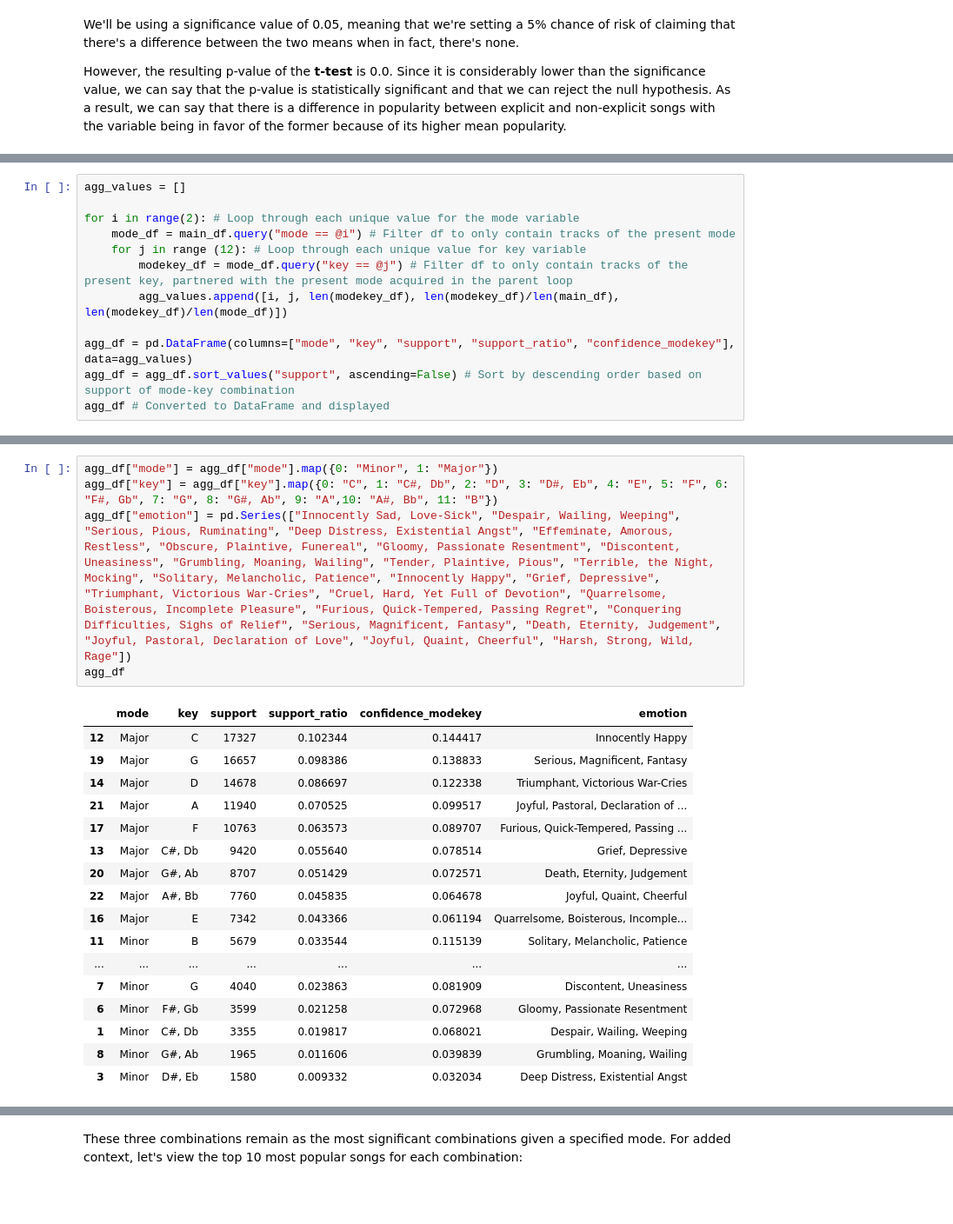
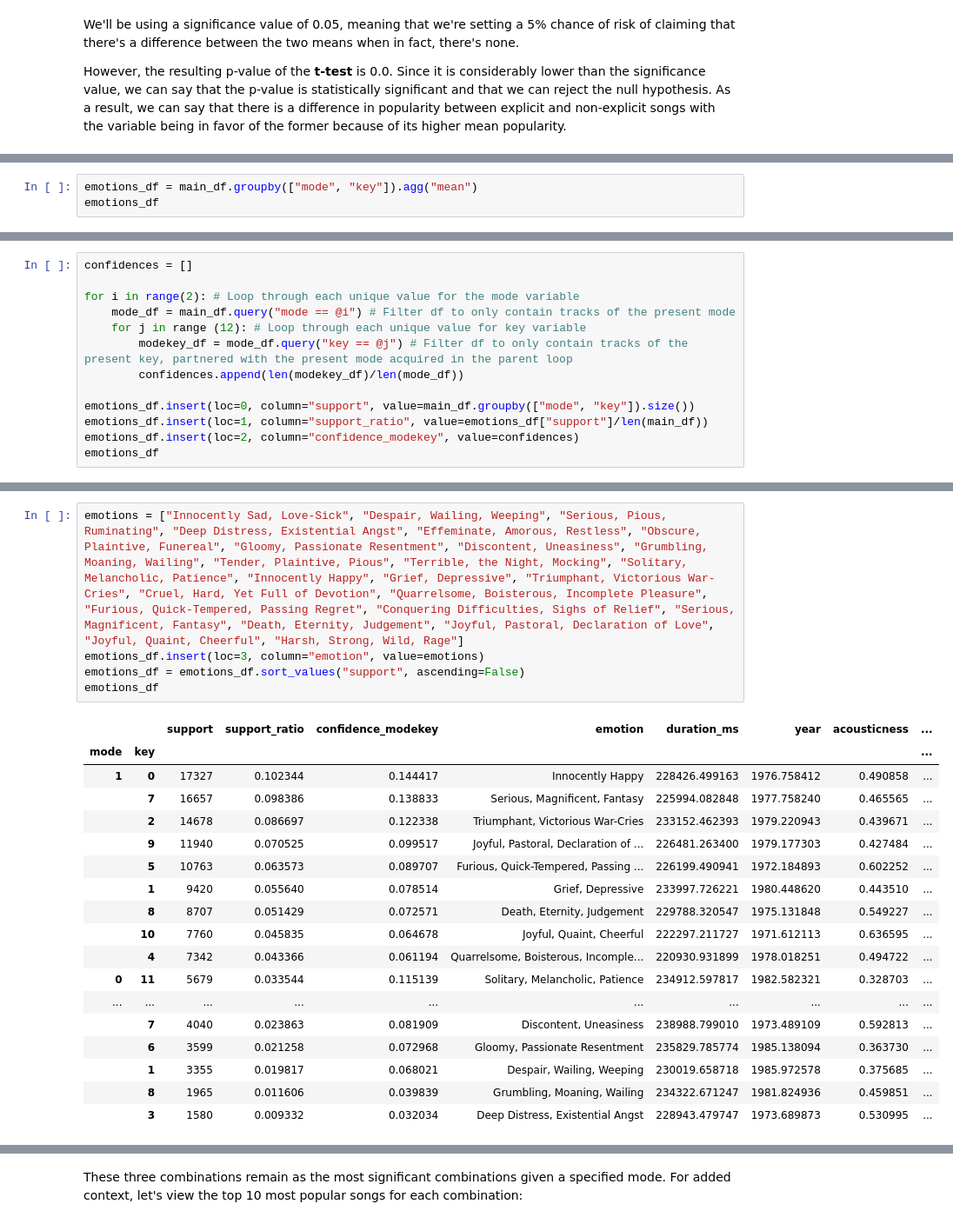
Before and after one commit to gabminamedez/spotify-data, a Jupyter notebook: Spotify Data.ipynb, the cells around one changed output, grey strips where cells are left out. Shown at 87% size. Drawn from its saved outputs; the diff is of its cells as text; blank space fills up the shorter version.

```diff
--- a/Spotify Data.ipynb
+++ b/Spotify Data.ipynb
@@ -315,0 +316,3 @@ From our dataset, let us first create a custom aggregate dataset that focuses on
+# %%
+emotions_df = main_df.groupby(["mode", "key"]).agg("mean")
+emotions_df
@@ -316,13 +340,14 @@ From our dataset, let us first create a custom aggregate dataset that focuses on
 # %%
-agg_values = []
+confidences = []
 
 for i in range(2): # Loop through each unique value for the mode variable
     mode_df = main_df.query("mode == @i") # Filter df to only contain tracks of the present mode
     for j in range (12): # Loop through each unique value for key variable
         modekey_df = mode_df.query("key == @j") # Filter df to only contain tracks of the present key, partnered with the present mode acquired in the parent loop
-        agg_values.append([i, j, len(modekey_df), len(modekey_df)/len(main_df), len(modekey_df)/len(mode_df)])
+        confidences.append(len(modekey_df)/len(mode_df))
 
-agg_df = pd.DataFrame(columns=["mode", "key", "support", "support_ratio", "confidence_modekey"], data=agg_values)
-agg_df = agg_df.sort_values("support", ascending=False) # Sort by descending order based on support of mode-key combination
-agg_df # Converted to DataFrame and displayed
+emotions_df.insert(loc=0, column="support", value=main_df.groupby(["mode", "key"]).size())
+emotions_df.insert(loc=1, column="support_ratio", value=emotions_df["support"]/len(main_df))
+emotions_df.insert(loc=2, column="confidence_modekey", value=confidences)
+emotions_df
 # %% [output]
@@ -355,24 +379,25 @@ For better visual purposes, we will convert the integer values in the `mode` and
 # %%
-agg_df["mode"] = agg_df["mode"].map({0: "Minor", 1: "Major"})
-agg_df["key"] = agg_df["key"].map({0: "C", 1: "C#, Db", 2: "D", 3: "D#, Eb", 4: "E", 5: "F", 6: "F#, Gb", 7: "G", 8: "G#, Ab", 9: "A",10: "A#, Bb", 11: "B"})
-agg_df["emotion"] = pd.Series(["Innocently Sad, Love-Sick", "Despair, Wailing, Weeping", "Serious, Pious, Ruminating", "Deep Distress, Existential Angst", "Effeminate, Amorous, Restless", "Obscure, Plaintive, Funereal", "Gloomy, Passionate Resentment", "Discontent, Uneasiness", "Grumbling, Moaning, Wailing", "Tender, Plaintive, Pious", "Terrible, the Night, Mocking", "Solitary, Melancholic, Patience", "Innocently Happy", "Grief, Depressive", "Triumphant, Victorious War-Cries", "Cruel, Hard, Yet Full of Devotion", "Quarrelsome, Boisterous, Incomplete Pleasure", "Furious, Quick-Tempered, Passing Regret", "Conquering Difficulties, Sighs of Relief", "Serious, Magnificent, Fantasy", "Death, Eternity, Judgement", "Joyful, Pastoral, Declaration of Love", "Joyful, Quaint, Cheerful", "Harsh, Strong, Wild, Rage"])
-agg_df
+emotions = ["Innocently Sad, Love-Sick", "Despair, Wailing, Weeping", "Serious, Pious, Ruminating", "Deep Distress, Existential Angst", "Effeminate, Amorous, Restless", "Obscure, Plaintive, Funereal", "Gloomy, Passionate Resentment", "Discontent, Uneasiness", "Grumbling, Moaning, Wailing", "Tender, Plaintive, Pious", "Terrible, the Night, Mocking", "Solitary, Melancholic, Patience", "Innocently Happy", "Grief, Depressive", "Triumphant, Victorious War-Cries", "Cruel, Hard, Yet Full of Devotion", "Quarrelsome, Boisterous, Incomplete Pleasure", "Furious, Quick-Tempered, Passing Regret", "Conquering Difficulties, Sighs of Relief", "Serious, Magnificent, Fantasy", "Death, Eternity, Judgement", "Joyful, Pastoral, Declaration of Love", "Joyful, Quaint, Cheerful", "Harsh, Strong, Wild, Rage"]
+emotions_df.insert(loc=3, column="emotion", value=emotions)
+emotions_df = emotions_df.sort_values("support", ascending=False)
+emotions_df
 # %% [output]
-|  | mode | key | support | support_ratio | confidence_modekey | emotion |
-| 12 | Major | C | 17327 | 0.102344 | 0.144417 | Innocently Happy |
-| 19 | Major | G | 16657 | 0.098386 | 0.138833 | Serious, Magnificent, Fantasy |
-| 14 | Major | D | 14678 | 0.086697 | 0.122338 | Triumphant, Victorious War-Cries |
-| 21 | Major | A | 11940 | 0.070525 | 0.099517 | Joyful, Pastoral, Declaration of ... |
-| 17 | Major | F | 10763 | 0.063573 | 0.089707 | Furious, Quick-Tempered, Passing ... |
-| 13 | Major | C#, Db | 9420 | 0.055640 | 0.078514 | Grief, Depressive |
-| 20 | Major | G#, Ab | 8707 | 0.051429 | 0.072571 | Death, Eternity, Judgement |
-| 22 | Major | A#, Bb | 7760 | 0.045835 | 0.064678 | Joyful, Quaint, Cheerful |
-| 16 | Major | E | 7342 | 0.043366 | 0.061194 | Quarrelsome, Boisterous, Incomple... |
-| 11 | Minor | B | 5679 | 0.033544 | 0.115139 | Solitary, Melancholic, Patience |
-| ... | ... | ... | ... | ... | ... | ... |
-| 7 | Minor | G | 4040 | 0.023863 | 0.081909 | Discontent, Uneasiness |
-| 6 | Minor | F#, Gb | 3599 | 0.021258 | 0.072968 | Gloomy, Passionate Resentment |
-| 1 | Minor | C#, Db | 3355 | 0.019817 | 0.068021 | Despair, Wailing, Weeping |
-| 8 | Minor | G#, Ab | 1965 | 0.011606 | 0.039839 | Grumbling, Moaning, Wailing |
-| 3 | Minor | D#, Eb | 1580 | 0.009332 | 0.032034 | Deep Distress, Existential Angst |
+|  |  | support | support_ratio | confidence_modekey | emotion | duration_ms | year | acousticness | ... |
+| mode | key |  |  |  |  |  |  |  | ... |
+| 1 | 0 | 17327 | 0.102344 | 0.144417 | Innocently Happy | 228426.499163 | 1976.758412 | 0.490858 | ... |
+|  | 7 | 16657 | 0.098386 | 0.138833 | Serious, Magnificent, Fantasy | 225994.082848 | 1977.758240 | 0.465565 | ... |
+|  | 2 | 14678 | 0.086697 | 0.122338 | Triumphant, Victorious War-Cries | 233152.462393 | 1979.220943 | 0.439671 | ... |
+|  | 9 | 11940 | 0.070525 | 0.099517 | Joyful, Pastoral, Declaration of ... | 226481.263400 | 1979.177303 | 0.427484 | ... |
+|  | 5 | 10763 | 0.063573 | 0.089707 | Furious, Quick-Tempered, Passing ... | 226199.490941 | 1972.184893 | 0.602252 | ... |
+|  | 1 | 9420 | 0.055640 | 0.078514 | Grief, Depressive | 233997.726221 | 1980.448620 | 0.443510 | ... |
+|  | 8 | 8707 | 0.051429 | 0.072571 | Death, Eternity, Judgement | 229788.320547 | 1975.131848 | 0.549227 | ... |
+|  | 10 | 7760 | 0.045835 | 0.064678 | Joyful, Quaint, Cheerful | 222297.211727 | 1971.612113 | 0.636595 | ... |
+|  | 4 | 7342 | 0.043366 | 0.061194 | Quarrelsome, Boisterous, Incomple... | 220930.931899 | 1978.018251 | 0.494722 | ... |
+| 0 | 11 | 5679 | 0.033544 | 0.115139 | Solitary, Melancholic, Patience | 234912.597817 | 1982.582321 | 0.328703 | ... |
+| ... | ... | ... | ... | ... | ... | ... | ... | ... | ... |
+|  | 7 | 4040 | 0.023863 | 0.081909 | Discontent, Uneasiness | 238988.799010 | 1973.489109 | 0.592813 | ... |
+|  | 6 | 3599 | 0.021258 | 0.072968 | Gloomy, Passionate Resentment | 235829.785774 | 1985.138094 | 0.363730 | ... |
+|  | 1 | 3355 | 0.019817 | 0.068021 | Despair, Wailing, Weeping | 230019.658718 | 1985.972578 | 0.375685 | ... |
+|  | 8 | 1965 | 0.011606 | 0.039839 | Grumbling, Moaning, Wailing | 234322.671247 | 1981.824936 | 0.459851 | ... |
+|  | 3 | 1580 | 0.009332 | 0.032034 | Deep Distress, Existential Angst | 228943.479747 | 1973.689873 | 0.530995 | ... |
 # %% [markdown]
```
Also changed, not shown: parts of 8 cells of this notebook.
